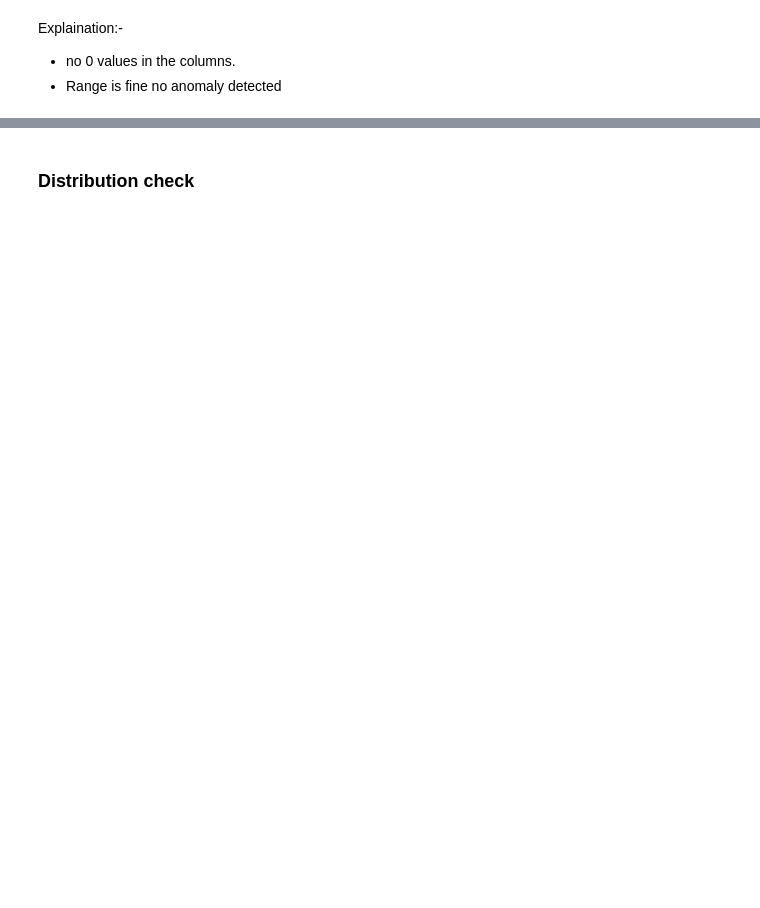
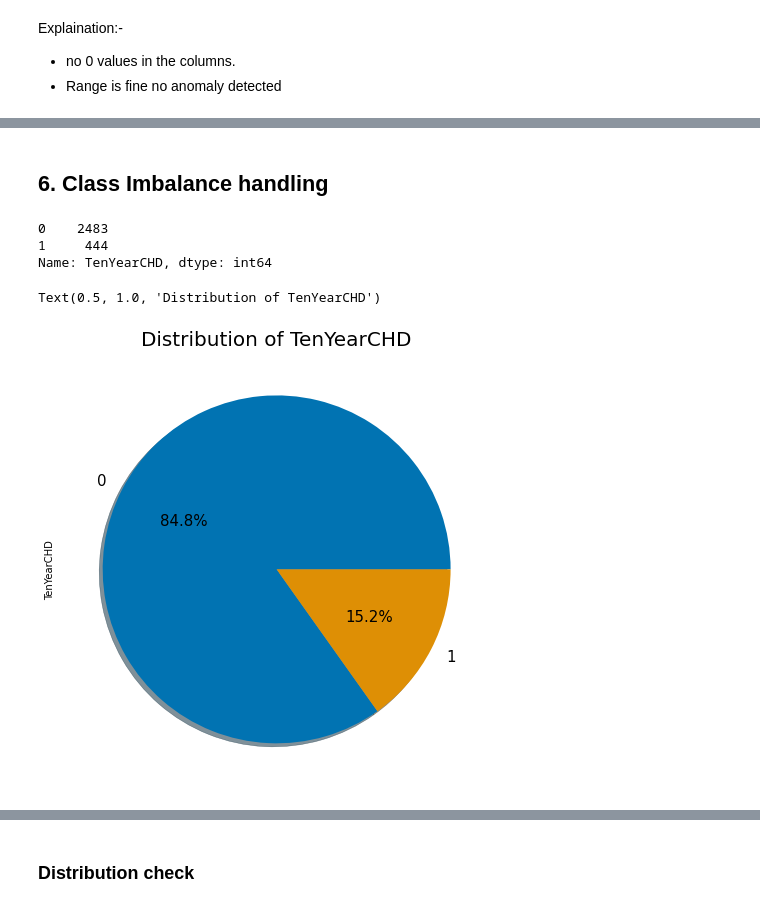
Before and after one commit to Samarjeet-singh-chhabra/Classification-CardioVascular-Risk-Pridiction, a Jupyter notebook: PERSONAL_NOTEBOOK_|_CP_3_|_CARDIOVASCULAR_RISK_PREDICTION_|_SAMARJEET.ipynb, the cells around one changed output, grey strips where cells are left out. Saved outputs shown, nothing was run; the diff lists cells and outputs as text; code cells hidden in the pictures; blank space fills up the shorter version.

```diff
--- a/PERSONAL_NOTEBOOK_|_CP_3_|_CARDIOVASCULAR_RISK_PREDICTION_|_SAMARJEET.ipynb
+++ b/PERSONAL_NOTEBOOK_|_CP_3_|_CARDIOVASCULAR_RISK_PREDICTION_|_SAMARJEET.ipynb
@@ -921,15 +818,0 @@ TypeError: ignored
-# %%
-X = cvd_df[[i for i in independent_features]]
-
-# VIF dataframe
-vif_data = pd.DataFrame()
-vif_data["feature"] = X.columns
-
-# calculating VIF for each feature
-# for i in range(X.shape[1]):
-#   vif_data["VIF"] = [variance_inflation_factor(X.values, i)]
-
-# print(vif_data)
-
-for i in range(14):
-  print(i)
@@ -938,3 +818,0 @@ TypeError: ignored
-# %%
-for i in range(14):
-  print(i)
@@ -1001,12 +857,12 @@ for col in ['age','sysBP','diaBP','BMI','heartRate','glucose']:
 # %%
 # Checking range of each column
-range=[]
+ranges_=[]
 for col in numerical_features:
 
   column_range = (cvd_df[col].min(), cvd_df[col].max())
-  range.append(column_range)
+  ranges_.append(column_range)
 
-ranges=pd.DataFrame({'columns' :numerical_features,
-                      'Range' :[i for i in range],
+ranges_df=pd.DataFrame({'columns' :numerical_features,
+                      'Range' :[i for i in ranges_],
                       })
-ranges
+ranges_df
@@ -1016,0 +927,2 @@ Explaination:-
+# %%
+cvd_df = cvd_df.drop('TenYearCHD', axis=1).join(cvd_df['TenYearCHD'])
@@ -1016,0 +939,15 @@ Explaination:-
+# %% [markdown]
+## 6. Class Imbalance handling
+# %%
+# Distribution of TenYearCHD
+print(cvd_df['TenYearCHD'].value_counts())
+plt.figure(figsize=(16,8))
+palette_color = sns.color_palette(clr_pal())
+cvd_df['TenYearCHD'].value_counts().plot(kind='pie',colors=palette_color , autopct='%1.1f%%' , fontsize=15 , shadow=True)
+plt.title('Distribution of TenYearCHD', fontsize=20)
+# %% [output]
+0    2483
+1     444
+Name: TenYearCHD, dtype: int64
+Text(0.5, 1.0, 'Distribution of TenYearCHD')
+[figure, added]
```
Also changed, not shown: parts of 202 cells of this notebook.
